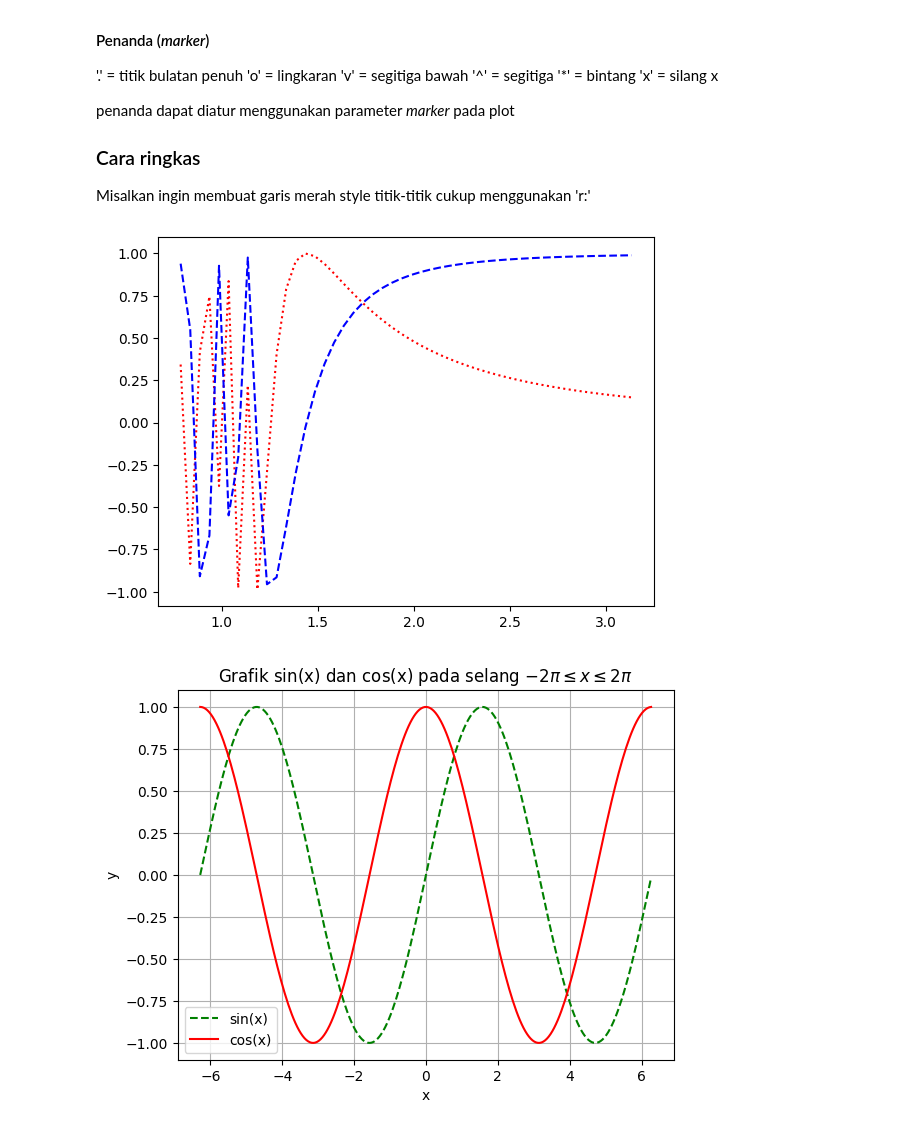
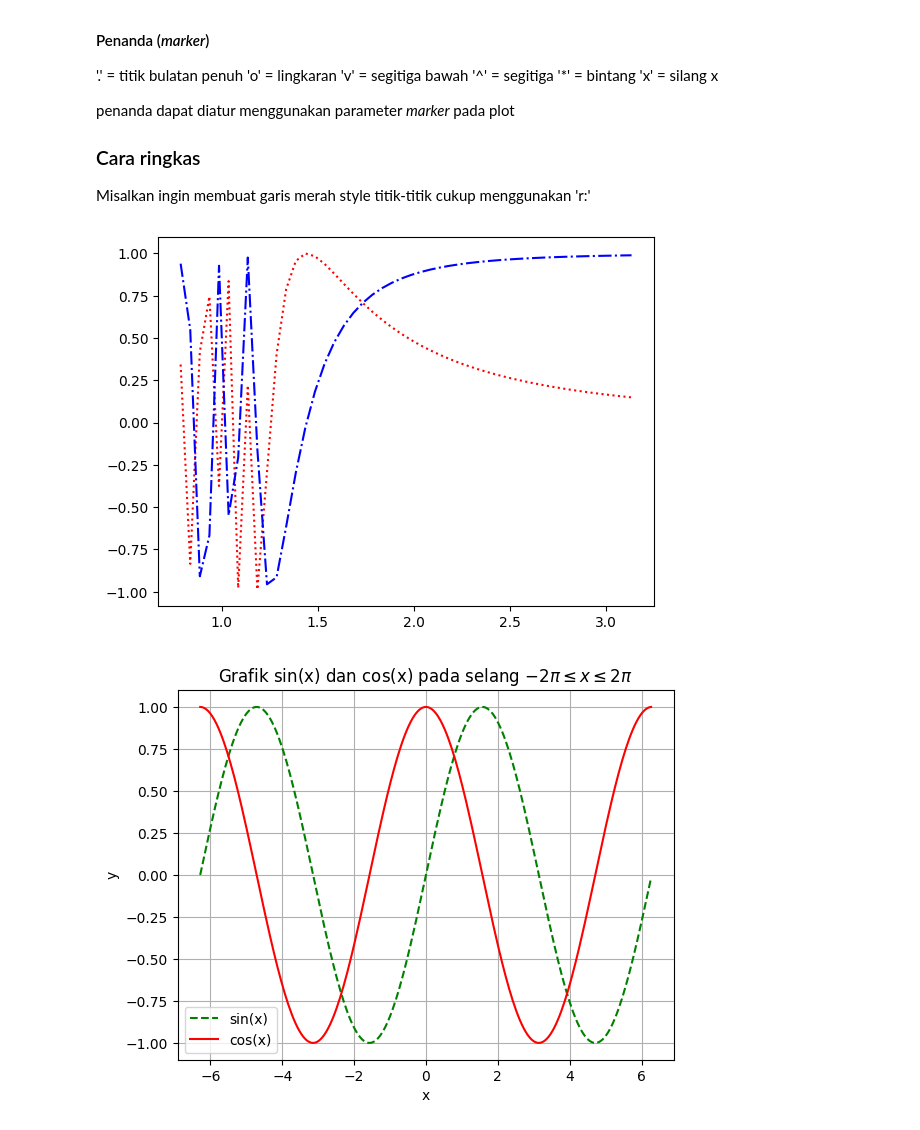
Before and after one commit to msbelajar/algo_2025_uho, a Jupyter notebook: P10/matplot.ipynb, the cells around one changed output. Drawn from its saved outputs; the diff is of its cells as text; code cells hidden in the pictures.

```diff
--- a/P10/matplot.ipynb
+++ b/P10/matplot.ipynb
@@ -71,13 +71,13 @@ Misalkan ingin membuat garis merah style titik-titik cukup menggunakan 'r:'
 # %%
 x = np.arange(np.pi/4, np.pi, 0.05)
 u = np.sin(1/(x**2- x))
 v = np.cos(1/(x**2- x))
 # plt.figure()
 plt.plot(x, u, color='r', linestyle=':')
-plt.plot(x, v, 'b--') # 'b--' berarti color=(b)lue , linestyle='--'
+plt.plot(x, v, 'b-.') # 'b--' berarti color=(b)lue , linestyle='--'
 plt.show()
 # %% [output]
-[figure, old version]
+[figure, new version]
 # %%
 #lengkapi titel dan label x dan y
 x = np.arange(-2*np.pi, 2*np.pi, 0.05)
```
Also changed, not shown: parts of 1 cell of this notebook, 4 other files.
